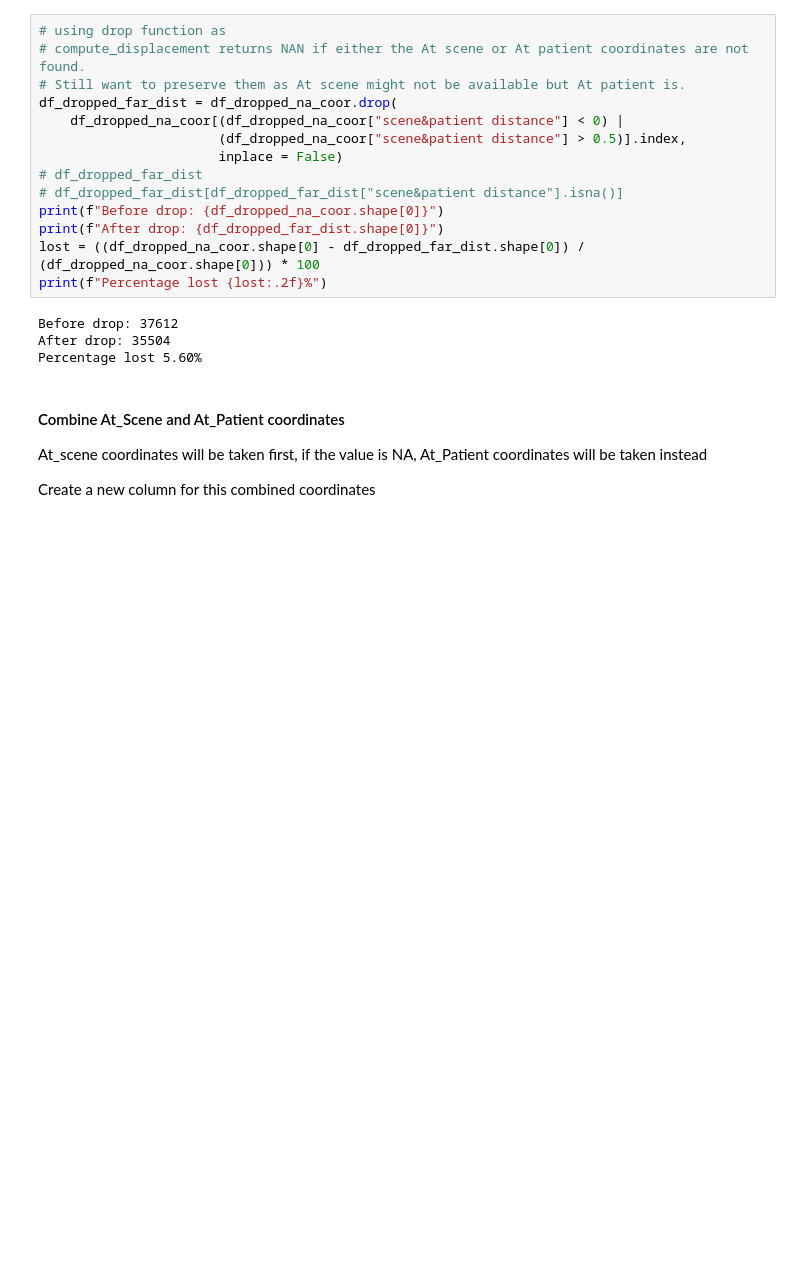
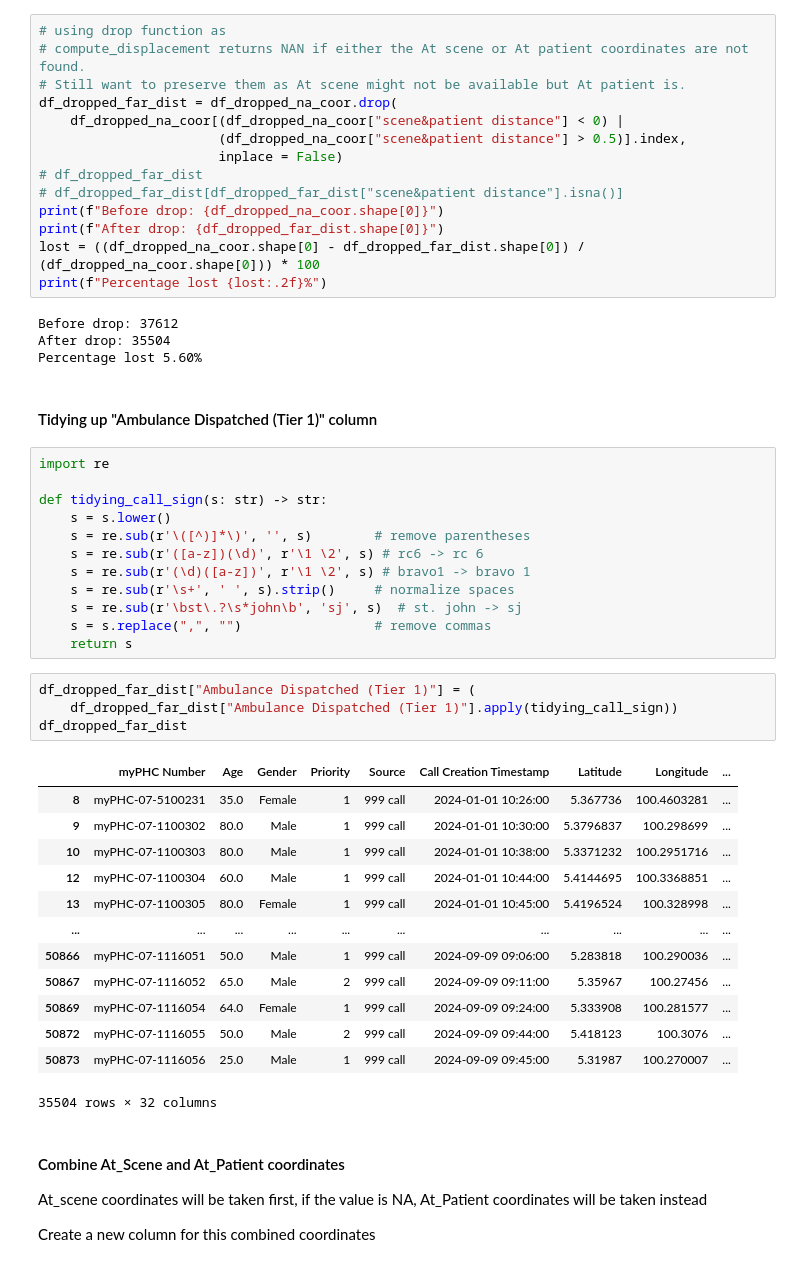
Before and after one commit to axellee1994/AED-OHCA, a Jupyter notebook: penang_ambulance/src/ems_data_wrangling.ipynb, the cells around one changed output. Saved outputs shown, nothing was run; the diff lists cells and outputs as text; blank space fills up the shorter version.

Commit message:
added code to tidy ambulance callsigns

```diff
--- a/penang_ambulance/src/ems_data_wrangling.ipynb
+++ b/penang_ambulance/src/ems_data_wrangling.ipynb
@@ -379,6 +380,38 @@ print(f"Percentage lost {lost:.2f}%")
 Before drop: 37612
 After drop: 35504
 Percentage lost 5.60%
+# %% [markdown]
+#### Tidying up "Ambulance Dispatched (Tier 1)" column
+# %%
+import re
+
+def tidying_call_sign(s: str) -> str:
+    s = s.lower()
+    s = re.sub(r'\([^)]*\)', '', s)        # remove parentheses
+    s = re.sub(r'([a-z])(\d)', r'\1 \2', s) # rc6 -> rc 6
+    s = re.sub(r'(\d)([a-z])', r'\1 \2', s) # bravo1 -> bravo 1
+    s = re.sub(r'\s+', ' ', s).strip()     # normalize spaces
+    s = re.sub(r'\bst\.?\s*john\b', 'sj', s)  # st. john -> sj
+    s = s.replace(",", "")                 # remove commas
+    return s
+# %%
+df_dropped_far_dist["Ambulance Dispatched (Tier 1)"] = (
+    df_dropped_far_dist["Ambulance Dispatched (Tier 1)"].apply(tidying_call_sign))
+df_dropped_far_dist
+# %% [output]
+|  | myPHC Number | Age | Gender | Priority | Source | Call Creation Timestamp | Latitude | Longitude | ... |
+| 8 | myPHC-07-5100231 | 35.0 | Female | 1 | 999 call | 2024-01-01 10:26:00 | 5.367736 | 100.4603281 | ... |
+| 9 | myPHC-07-1100302 | 80.0 | Male | 1 | 999 call | 2024-01-01 10:30:00 | 5.3796837 | 100.298699 | ... |
+| 10 | myPHC-07-1100303 | 80.0 | Male | 1 | 999 call | 2024-01-01 10:38:00 | 5.3371232 | 100.2951716 | ... |
+| 12 | myPHC-07-1100304 | 60.0 | Male | 1 | 999 call | 2024-01-01 10:44:00 | 5.4144695 | 100.3368851 | ... |
+| 13 | myPHC-07-1100305 | 80.0 | Female | 1 | 999 call | 2024-01-01 10:45:00 | 5.4196524 | 100.328998 | ... |
+| ... | ... | ... | ... | ... | ... | ... | ... | ... | ... |
+| 50866 | myPHC-07-1116051 | 50.0 | Male | 1 | 999 call | 2024-09-09 09:06:00 | 5.283818 | 100.290036 | ... |
+| 50867 | myPHC-07-1116052 | 65.0 | Male | 2 | 999 call | 2024-09-09 09:11:00 | 5.35967 | 100.27456 | ... |
+| 50869 | myPHC-07-1116054 | 64.0 | Female | 1 | 999 call | 2024-09-09 09:24:00 | 5.333908 | 100.281577 | ... |
+| 50872 | myPHC-07-1116055 | 50.0 | Male | 2 | 999 call | 2024-09-09 09:44:00 | 5.418123 | 100.3076 | ... |
+| 50873 | myPHC-07-1116056 | 25.0 | Male | 1 | 999 call | 2024-09-09 09:45:00 | 5.31987 | 100.270007 | ... |
+35504 rows × 32 columns
 # %% [markdown]
 #### Combine At_Scene and At_Patient coordinates
 At_scene coordinates will be taken first, if the value is NA, At_Patient coordinates will be taken instead
```
Also changed, not shown: parts of 14 cells of this notebook, 4 other files.
